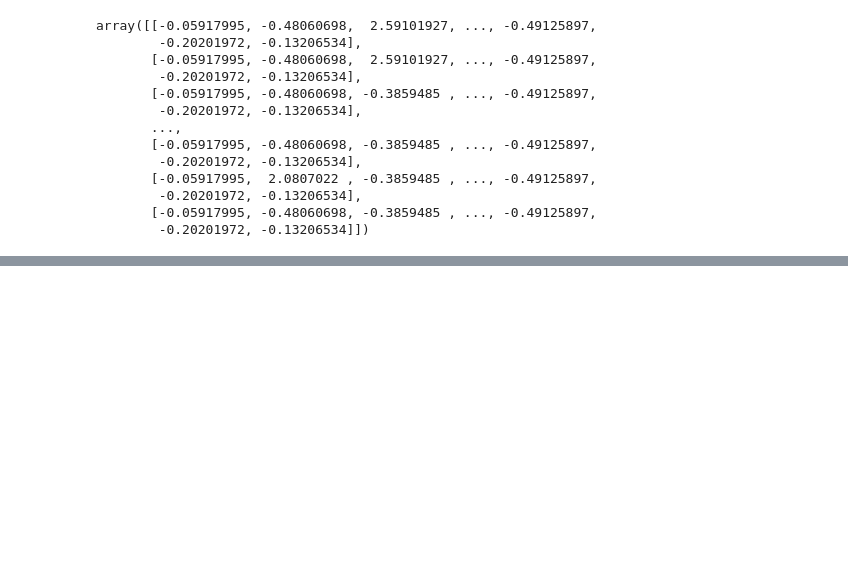
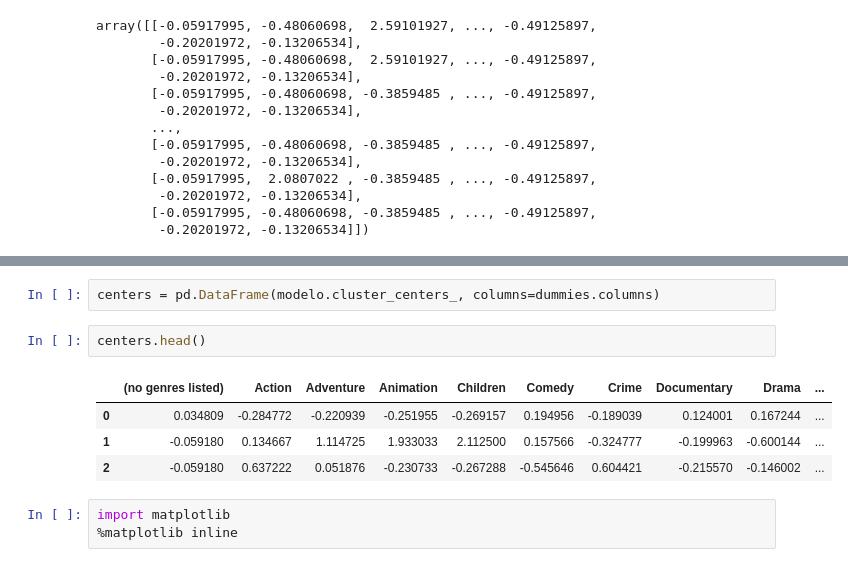
Before and after one commit to GabrielSimonetto/machine_learning, a Jupyter notebook: alura_nao_supervisionado/Parte 1.ipynb, the cells around one changed output, grey strips where cells are left out. Cells and saved outputs as stored; diff of their text form; blank space fills up the shorter version.

```diff
--- a/alura_nao_supervisionado/Parte 1.ipynb
+++ b/alura_nao_supervisionado/Parte 1.ipynb
@@ -48,0 +80,12 @@ array([[-0.05917995, -0.48060698,  2.59101927, ..., -0.49125897,
+# %%
+centers = pd.DataFrame(modelo.cluster_centers_, columns=dummies.columns)
+# %%
+centers.head()
+# %% [output]
+|  | (no genres listed) | Action | Adventure | Animation | Children | Comedy | Crime | Documentary | Drama | ... |
+| 0 | 0.034809 | -0.284772 | -0.220939 | -0.251955 | -0.269157 | 0.194956 | -0.189039 | 0.124001 | 0.167244 | ... |
+| 1 | -0.059180 | 0.134667 | 1.114725 | 1.933033 | 2.112500 | 0.157566 | -0.324777 | -0.199963 | -0.600144 | ... |
+| 2 | -0.059180 | 0.637222 | 0.051876 | -0.230733 | -0.267288 | -0.545646 | 0.604421 | -0.215570 | -0.146002 | ... |
+# %%
+import matplotlib
+%matplotlib inline
```
Also changed, not shown: parts of 8 cells of this notebook.
